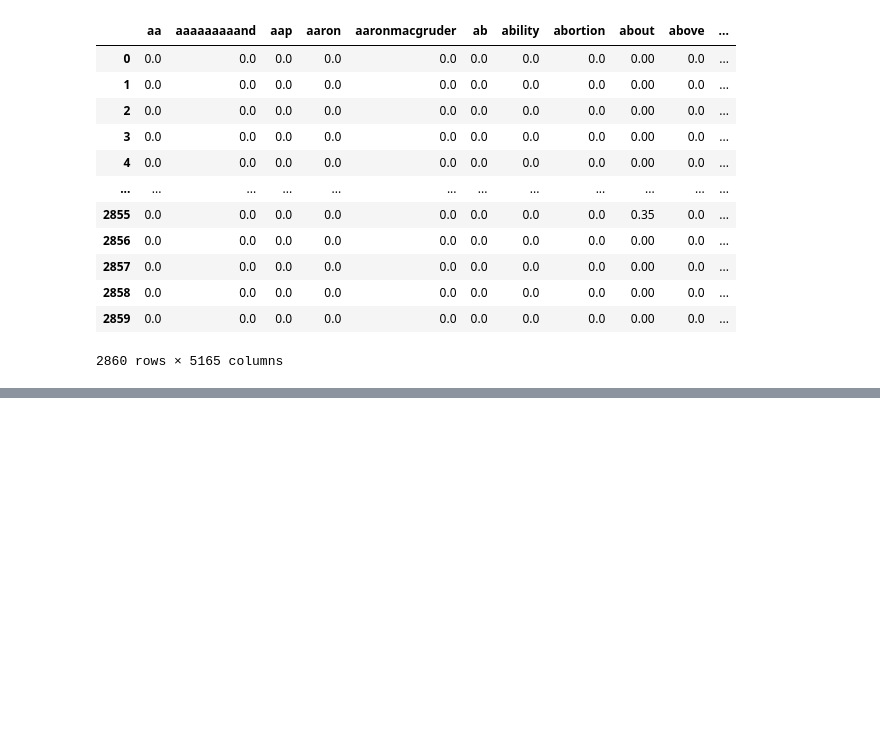
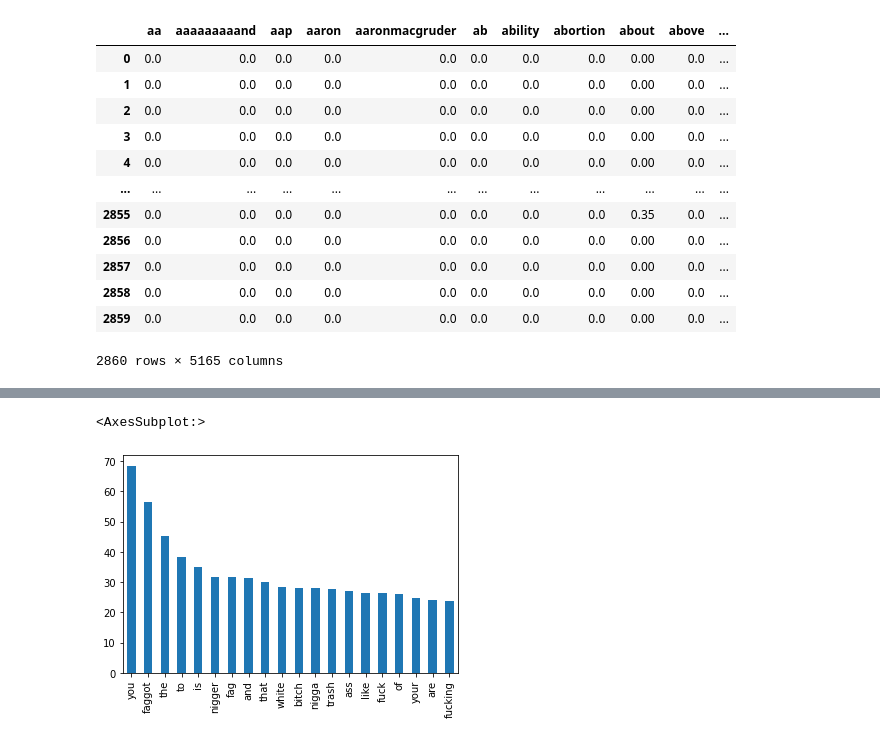
Before and after one commit to sheensta/twitter_hate_speech, a Jupyter notebook: notebooks/feature_selection_colin.ipynb, the cells around one changed output, grey strips where cells are left out. Drawn from its saved outputs; the diff is of its cells as text; code cells hidden in the pictures; blank space fills up the shorter version.

```diff
--- a/notebooks/feature_selection_colin.ipynb
+++ b/notebooks/feature_selection_colin.ipynb
@@ -190,0 +184,7 @@ dtype: float64
+# %%
+tf_count_hate=tfidf_hate.sum()
+tf_hate_largest = tf_count_hate.nlargest(20)
+tf_hate_largest.plot(kind='bar')
+# %% [output]
+<AxesSubplot:>
+[figure, added]
```
Also changed, not shown: parts of 10 cells of this notebook, 1 other file.
